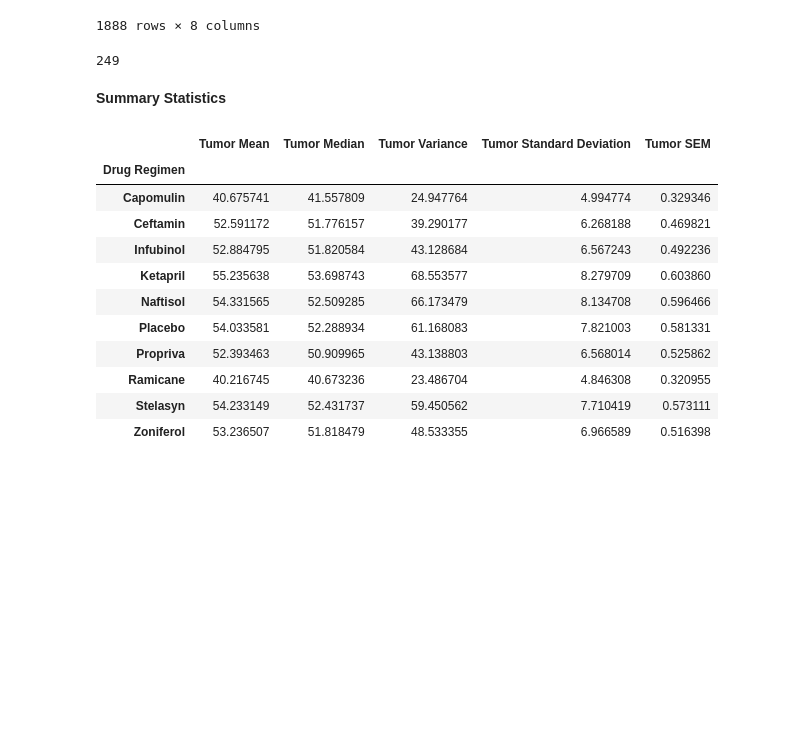
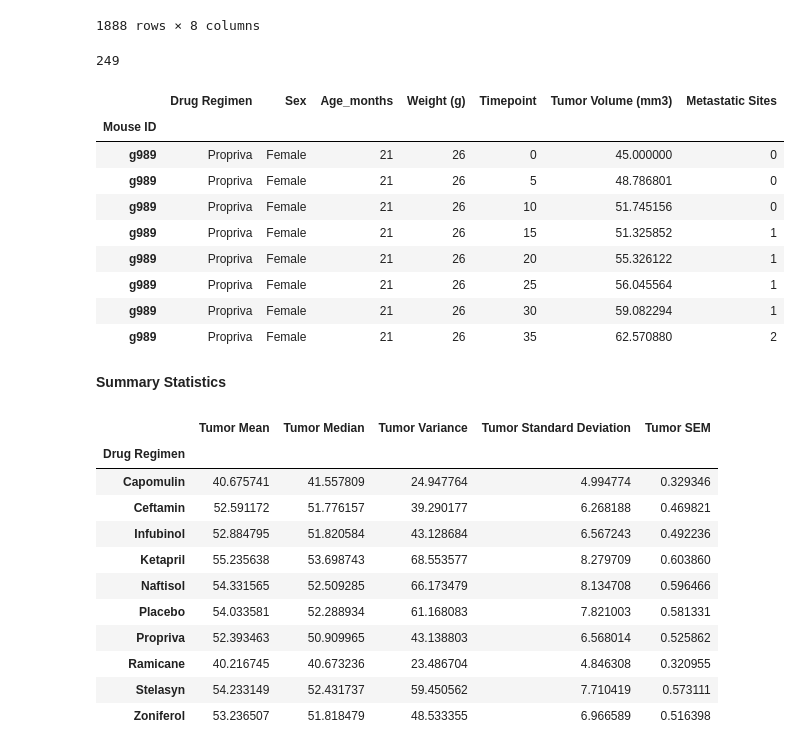
Before and after one commit to sieiden/matplotlib_challenge, a Jupyter notebook: Untitled.ipynb, the cells around one changed output. Cells and saved outputs as stored; diff of their text form; code cells hidden in the pictures; blank space fills up the shorter version.

```diff
--- a/Untitled.ipynb
+++ b/Untitled.ipynb
@@ -80,6 +100,21 @@ count2 = len(clean_df["Mouse ID"].unique())
 count2
 # %% [output]
 249
+# %%
+#verify that the duplicate values have been removed
+test2_df = clean_df.set_index("Mouse ID")
+test2_df.loc["g989"]
+# %% [output]
+|  | Drug Regimen | Sex | Age_months | Weight (g) | Timepoint | Tumor Volume (mm3) | Metastatic Sites |
+| Mouse ID |  |  |  |  |  |  |  |
+| g989 | Propriva | Female | 21 | 26 | 0 | 45.000000 | 0 |
+| g989 | Propriva | Female | 21 | 26 | 5 | 48.786801 | 0 |
+| g989 | Propriva | Female | 21 | 26 | 10 | 51.745156 | 0 |
+| g989 | Propriva | Female | 21 | 26 | 15 | 51.325852 | 1 |
+| g989 | Propriva | Female | 21 | 26 | 20 | 55.326122 | 1 |
+| g989 | Propriva | Female | 21 | 26 | 25 | 56.045564 | 1 |
+| g989 | Propriva | Female | 21 | 26 | 30 | 59.082294 | 1 |
+| g989 | Propriva | Female | 21 | 26 | 35 | 62.570880 | 2 |
 # %% [markdown]
 <b>Summary Statistics<b>
 # %%
```
Also changed, not shown: parts of 2 cells of this notebook.
